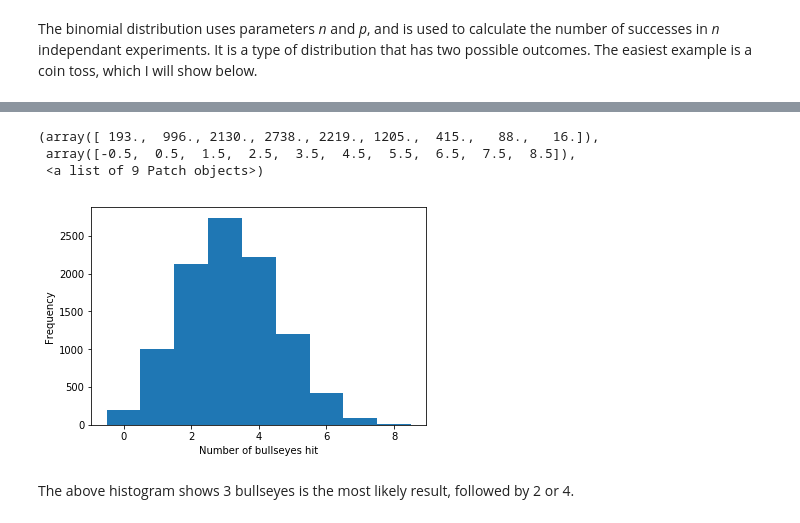
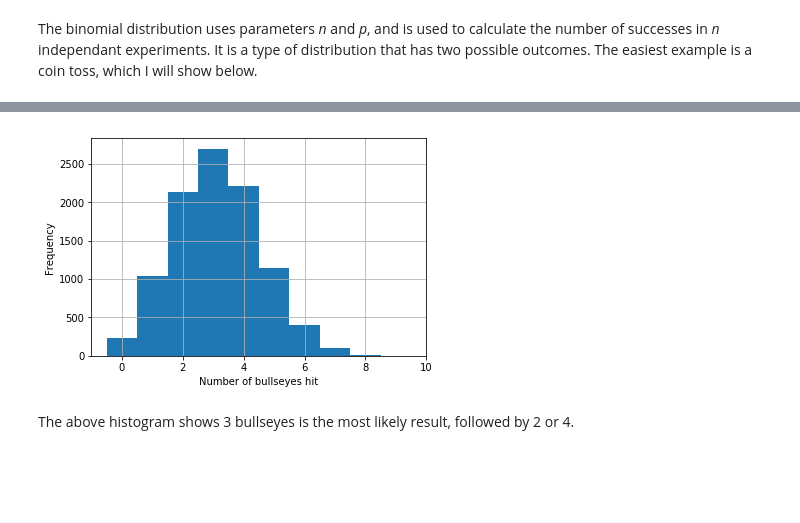
Before and after one commit to Ardvb/Numpy-random, a Jupyter notebook: Numpy-random.ipynb, the cells around one changed output, grey strips where cells are left out. Cells and saved outputs as stored; diff of their text form; code cells hidden in the pictures; blank space fills up the shorter version.

```diff
--- a/Numpy-random.ipynb
+++ b/Numpy-random.ipynb
@@ -226,17 +240,15 @@ sum(np.random.binomial(10, 0.5, 10000) >6)/10000 # 10000 trials done, 10 flips w
 # %%
 # Michael van Gerwen hits 35 percent of his darts in the bullseye, when aiming at it. How likely is he to hit x number of bullseyes?
 mvg = np.random.binomial(9, 0.35,10000)
-bins = np.arange(0, mvg.max() + 1.5) - 0.5 # # The x-axis will run from 0 to the biggest value (+1.5) for dice6 in the 10000 trials.
+bins = np.arange(0, mvg.max() + 1.5) - 0.5 # The x-axis will run from 0 to the biggest value (+1.5) for mvg in the 10000 samples.
 # Then 0.5 is subtracted to get the bins centered on the integers, and make the histogram more readable.
 # Used https://stackoverflow.com/questions/30112420/histogram-for-discrete-values-with-matplotlib for help on this.
 plt.xlabel ("Number of bullseyes hit")
 plt.ylabel ("Frequency")
 plt.hist (mvg,bins) # Plot a histogram
+plt.grid()
 # %% [output]
-(array([ 193.,  996., 2130., 2738., 2219., 1205.,  415.,   88.,   16.]),
- array([-0.5,  0.5,  1.5,  2.5,  3.5,  4.5,  5.5,  6.5,  7.5,  8.5]),
- <a list of 9 Patch objects>)
-[figure, old version]
+[figure, new version]
 # %% [markdown]
 The above histogram shows 3 bullseyes is the most likely result, followed by 2 or 4.
 # %%
```
Also changed, not shown: parts of 34 cells of this notebook.
